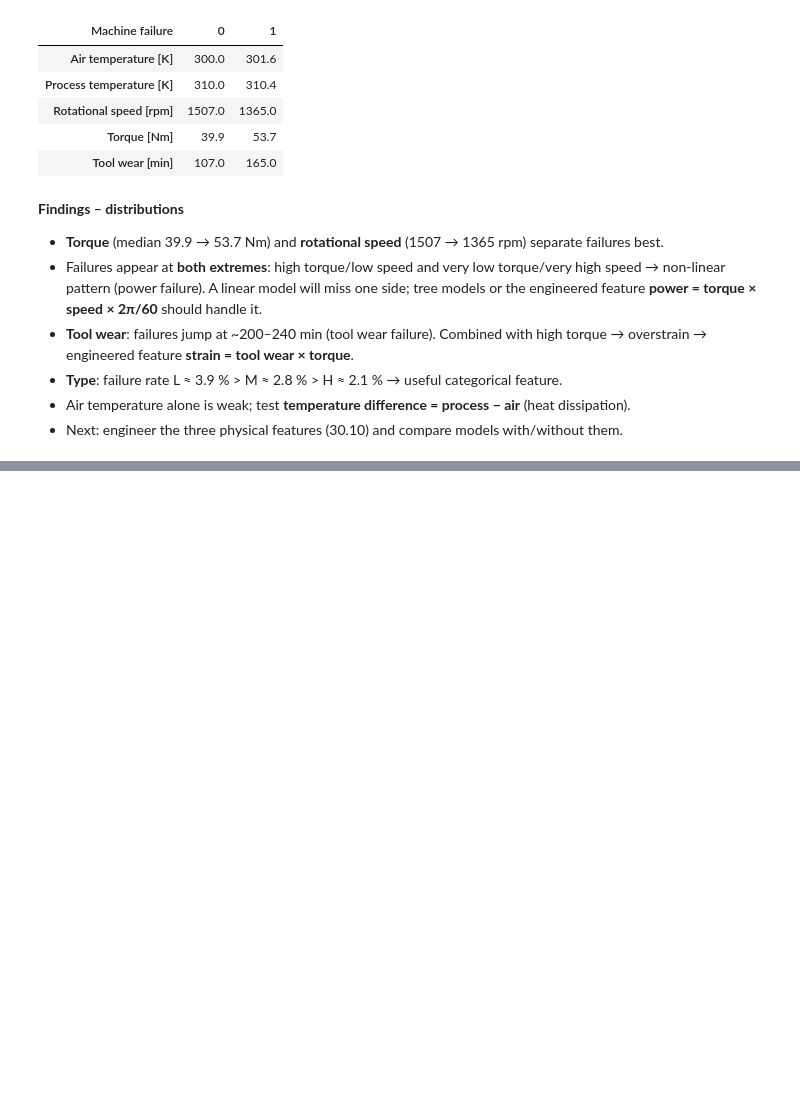
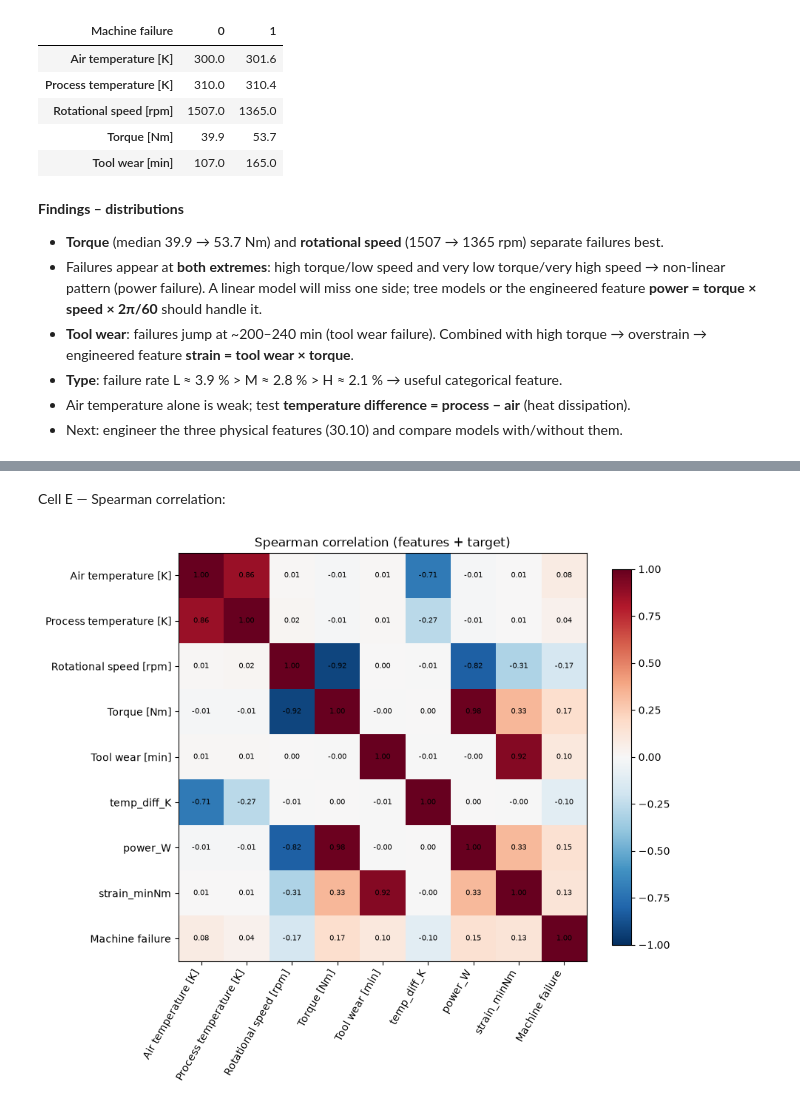
Before and after one commit to daneeshwalika-hash/failsense, a Jupyter notebook: notebooks/01_eda.ipynb, the cells around one changed output, grey strips where cells are left out. Saved outputs shown, nothing was run; the diff lists cells and outputs as text; code cells hidden in the pictures; blank space fills up the shorter version.

```diff
--- a/notebooks/01_eda.ipynb
+++ b/notebooks/01_eda.ipynb
@@ -192,0 +250,10 @@ df[SENSORS + ["Machine failure"]].groupby("Machine failure").median().T.round(1)
+# %%
+cols = [AIR, PROC, SPEED, TORQUE, WEAR, "temp_diff_K", "power_W", "strain_minNm"]
+healthy_mask = eda[TARGET].eq(0) & eda[MODES].sum(axis=1).eq(0)
+
+summary = pd.concat(
+    [eda.loc[healthy_mask, cols].median().rename("healthy")]
+    + [eda.loc[eda[m].eq(1), cols].median().rename(m) for m in MODES],
+    axis=1,
+)
+summary.round(1)
@@ -192,0 +313,20 @@ df[SENSORS + ["Machine failure"]].groupby("Machine failure").median().T.round(1)
+# %% [markdown]
+Cell E — Spearman correlation:
+# %%
+corr_cols = cols + [TARGET]
+corr = eda[corr_cols].corr(method="spearman")
+
+fig, ax = plt.subplots(figsize=(9, 8))
+im = ax.imshow(corr, cmap="RdBu_r", vmin=-1, vmax=1)
+ax.set_xticks(range(len(corr)), corr.columns, rotation=60, ha="right")
+ax.set_yticks(range(len(corr)), corr.columns)
+for i in range(len(corr)):
+    for j in range(len(corr)):
+        ax.text(j, i, f"{corr.iat[i, j]:.2f}", ha="center", va="center", fontsize=7)
+fig.colorbar(im, ax=ax, shrink=0.8)
+ax.set_title("Spearman correlation (features + target)")
+fig.tight_layout()
+fig.savefig(FIG_DIR / "01_eda_correlation.png", dpi=120)
+plt.show()
+# %% [output]
+[figure, added]
```
Also changed, not shown: parts of 13 cells of this notebook, 2 other files.
